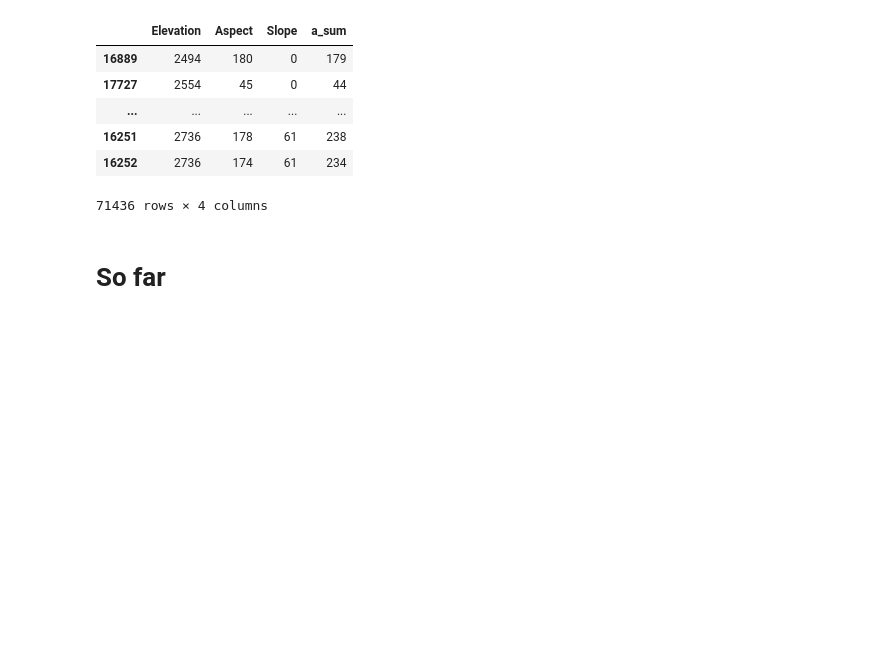
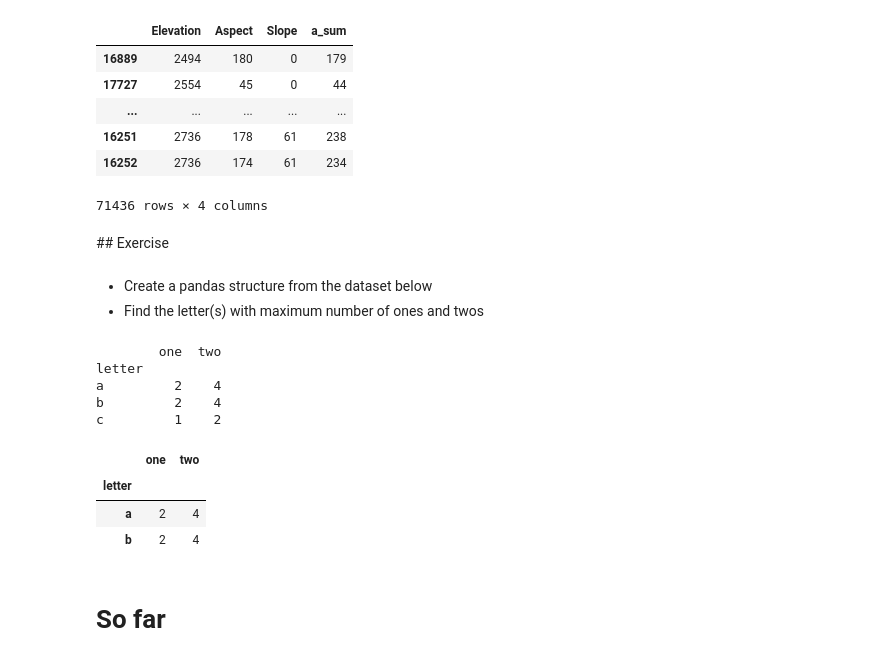
Before and after one commit to hpcit/lectures, a Jupyter notebook: pydata/06_dataframes.ipynb, the cells around one changed output. Cells and saved outputs as stored; diff of their text form; code cells hidden in the pictures; blank space fills up the shorter version.

```diff
--- a/pydata/06_dataframes.ipynb
+++ b/pydata/06_dataframes.ipynb
@@ -718,6 +742,32 @@ A.sort_index(by=['Slope', 'Elevation'])
 | 16251 | 2736 | 178 | 61 | 238 |
 | 16252 | 2736 | 174 | 61 | 234 |
 71436 rows × 4 columns
+# %% [markdown]
+## Exercise
+# %%
+# Our small data set
+d = {'one':[1,1,1,1,1],
+     'two':[2,2,2,2,2],
+     'letter':['a','a','b','b','c']}
+# %% [markdown]
+* Create a pandas structure from the dataset below
+* Find the letter(s) with maximum number of ones and twos
+# %%
+import pandas as pd
+df = pd.DataFrame(d)
+dg = df.groupby('letter').sum()
+print dg
+dg[dg == dg.max()].dropna()
+# %% [output]
+        one  two
+letter
+a         2    4
+b         2    4
+c         1    2
+|  | one | two |
+| letter |  |  |
+| a | 2 | 4 |
+| b | 2 | 4 |
 # %% [markdown]
 # So far
 # %% [markdown]
```
Also changed, not shown: parts of 14 cells of this notebook.
